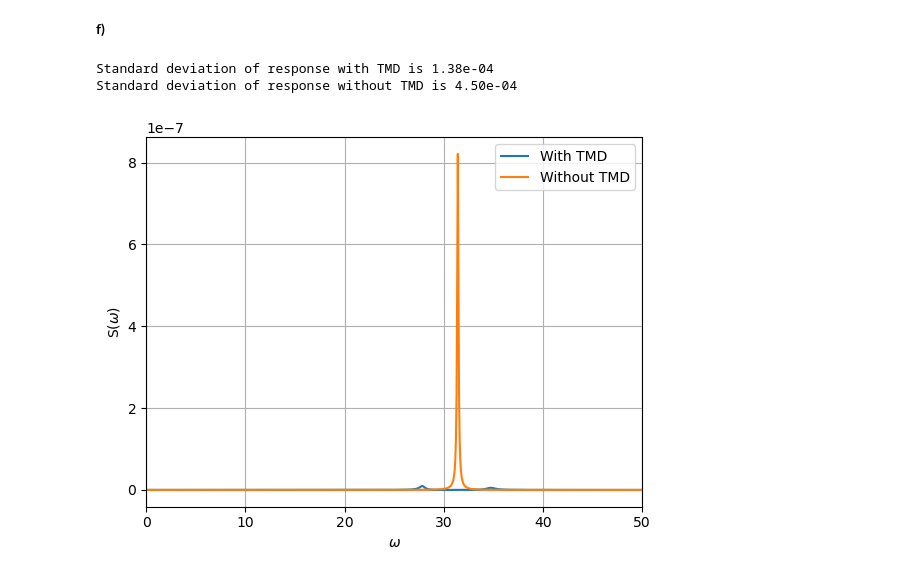
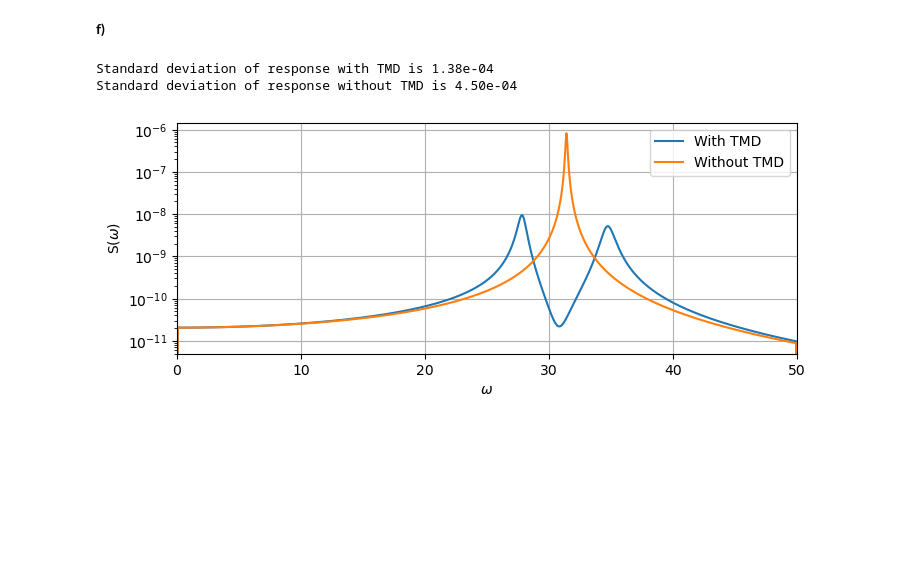
Before and after one commit to oiseth/TKT4108StructuralDynamics2, a Jupyter notebook: python/exercises/exercise6/solution_problem_set_6.ipynb, the cells around one changed output. Cells and saved outputs as stored; diff of their text form; code cells hidden in the pictures; blank space fills up the shorter version.

```diff
--- a/python/exercises/exercise6/solution_problem_set_6.ipynb
+++ b/python/exercises/exercise6/solution_problem_set_6.ipynb
@@ -600,32 +600,32 @@ Text(0.5, 0, '$\\omega$')
 # %%
 # Load spectrum (as a 2*2 matrix)
 Sx=np.zeros((2,2,len(omega_axis)))
 Sx[0,0,(omega_axis>0) & (omega_axis<50)]=20
 Sx[:,:,0]=0
 
 Sy = np.zeros((2,2,len(omega_axis)),dtype=complex)
 for k in range(len(omega_axis)):
     Sy[:,:,k] = H[:,:,k] @ Sx[:,:,k] @ np.conj(H[:,:,k]).T
 
 # 1 DOF system
 Sy_1dof = np.abs(H_1dof)**2*Sx[0,0,:]
 
 plt.figure(figsize=(8,3))
 plt.plot(omega_axis,np.real(Sy[0,0,:]),label="With TMD")
 plt.plot(omega_axis,np.real(Sy_1dof),label="Without TMD")
 plt.ylabel("S($\omega$)")
 plt.xlabel("$\omega$")
 plt.grid()
 plt.legend()
-#plt.yscale('log')
+plt.yscale('log')
 plt.xlim(0,50)
 
 sd_wTMD = np.real(np.trapz(Sy[0,0,:],omega_axis))**0.5
 sd_woTMD = np.real(np.trapz(Sy_1dof,omega_axis))**0.5
 
 print("Standard deviation of response with TMD is " + '{:.2e}'.format(sd_wTMD) )
 print("Standard deviation of response without TMD is " + '{:.2e}'.format(sd_woTMD) )
 # %% [output]
 Standard deviation of response with TMD is 1.38e-04
 Standard deviation of response without TMD is 4.50e-04
-[figure, old version]
+[figure, new version]
```
Also changed, not shown: parts of 6 cells of this notebook.
